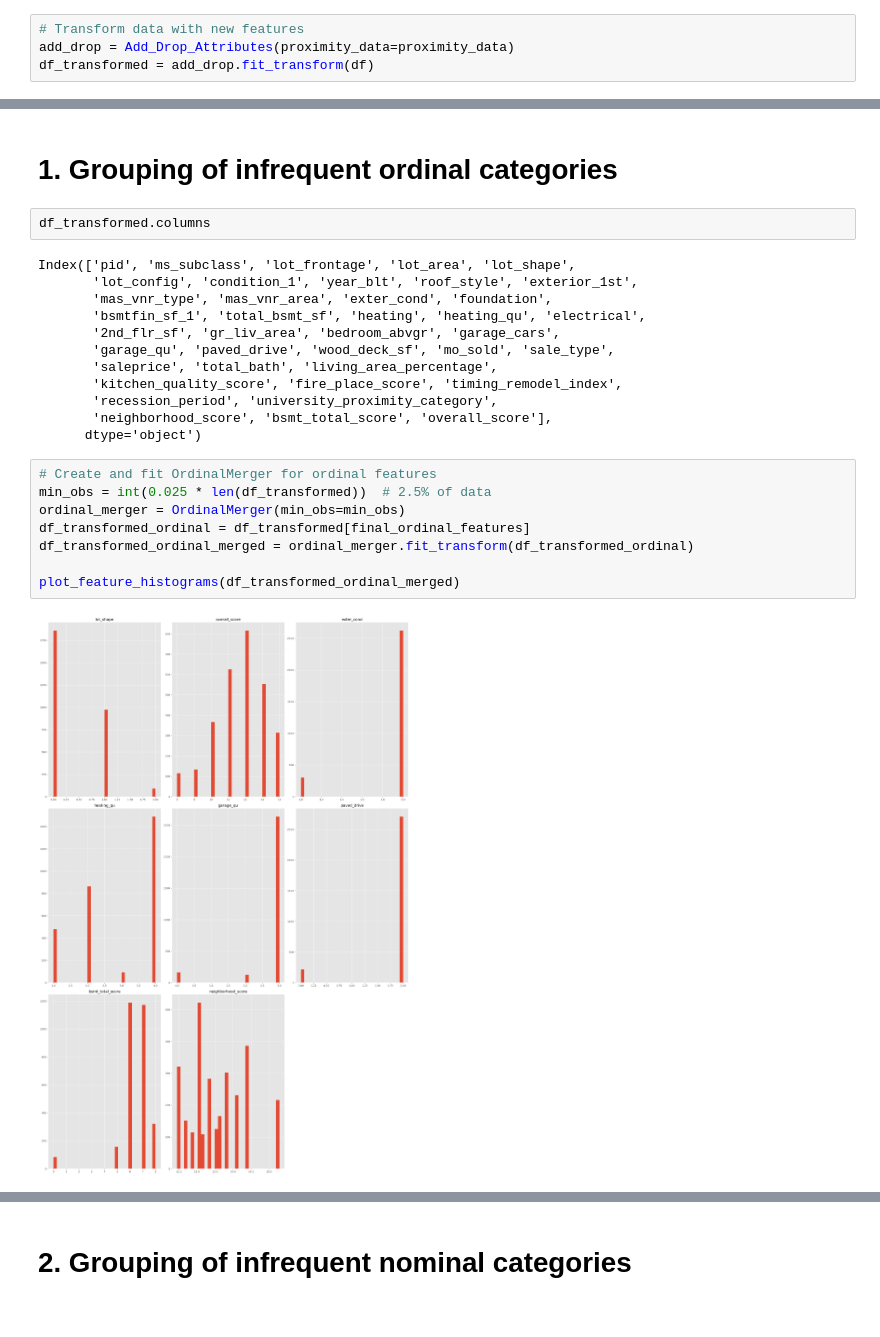
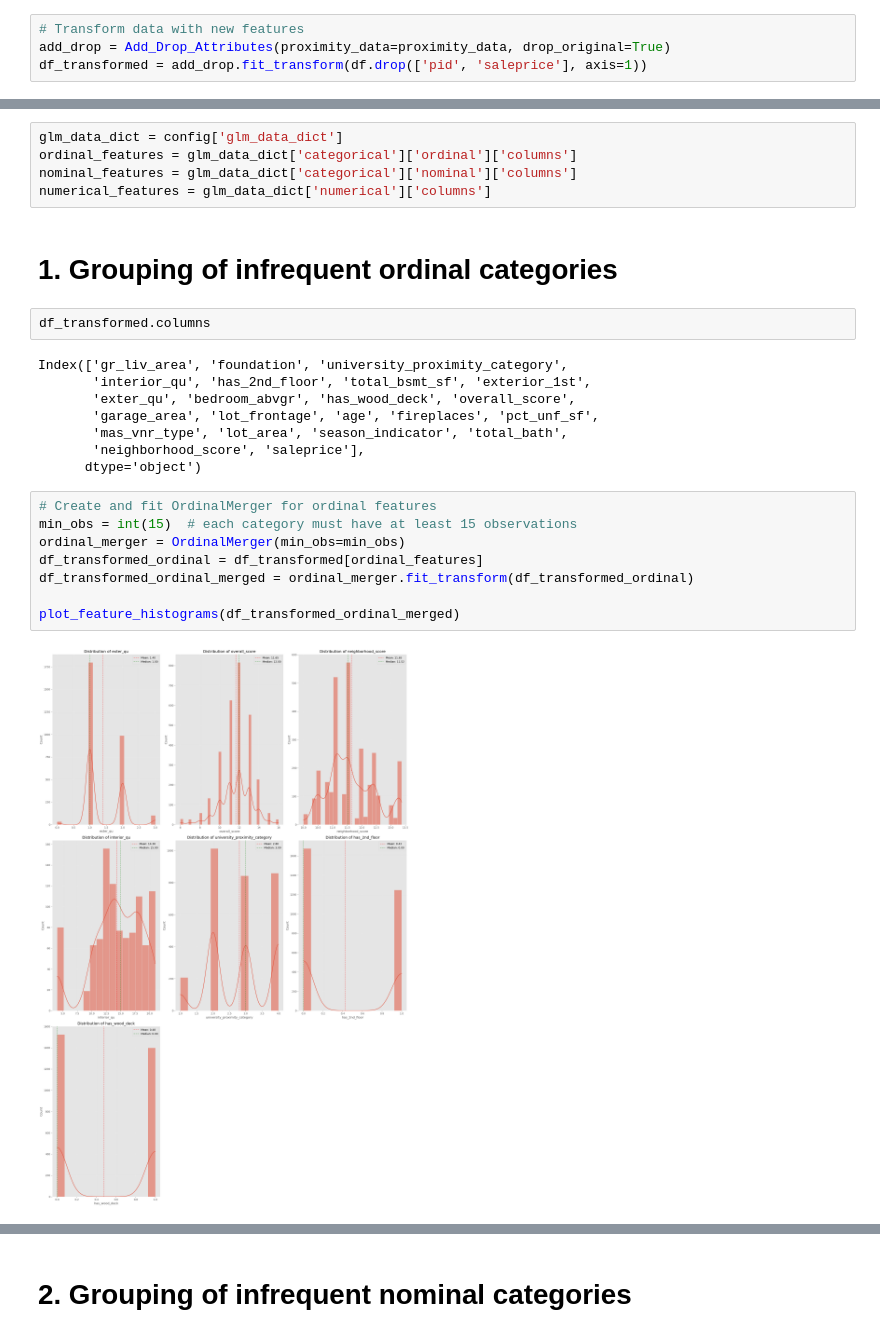
Before and after one commit to congminh-nguyen/ames_project, a Jupyter notebook: notebooks/engineering_explorer.ipynb, the cells around one changed output, grey strips where cells are left out. Cells and saved outputs as stored; diff of their text form.

```diff
--- a/notebooks/engineering_explorer.ipynb
+++ b/notebooks/engineering_explorer.ipynb
@@ -109,4 +111,4 @@ proximity_data = {
 # %%
 # Transform data with new features
-add_drop = Add_Drop_Attributes(proximity_data=proximity_data)
-df_transformed = add_drop.fit_transform(df)
+add_drop = Add_Drop_Attributes(proximity_data=proximity_data, drop_original=True)
+df_transformed = add_drop.fit_transform(df.drop(['pid', 'saleprice'], axis=1))
@@ -119,26 +119,27 @@ final_continuous_features = final_data_dict['continuous']['columns']
+# %%
+glm_data_dict = config['glm_data_dict']
+ordinal_features = glm_data_dict['categorical']['ordinal']['columns']
+nominal_features = glm_data_dict['categorical']['nominal']['columns']
+numerical_features = glm_data_dict['numerical']['columns']
 # %% [markdown]
 # 1. Grouping of infrequent ordinal categories
 # %%
 df_transformed.columns
 # %% [output]
-Index(['pid', 'ms_subclass', 'lot_frontage', 'lot_area', 'lot_shape',
-       'lot_config', 'condition_1', 'year_blt', 'roof_style', 'exterior_1st',
-       'mas_vnr_type', 'mas_vnr_area', 'exter_cond', 'foundation',
-       'bsmtfin_sf_1', 'total_bsmt_sf', 'heating', 'heating_qu', 'electrical',
-       '2nd_flr_sf', 'gr_liv_area', 'bedroom_abvgr', 'garage_cars',
-       'garage_qu', 'paved_drive', 'wood_deck_sf', 'mo_sold', 'sale_type',
-       'saleprice', 'total_bath', 'living_area_percentage',
-       'kitchen_quality_score', 'fire_place_score', 'timing_remodel_index',
-       'recession_period', 'university_proximity_category',
-       'neighborhood_score', 'bsmt_total_score', 'overall_score'],
+Index(['gr_liv_area', 'foundation', 'university_proximity_category',
+       'interior_qu', 'has_2nd_floor', 'total_bsmt_sf', 'exterior_1st',
+       'exter_qu', 'bedroom_abvgr', 'has_wood_deck', 'overall_score',
+       'garage_area', 'lot_frontage', 'age', 'fireplaces', 'pct_unf_sf',
+       'mas_vnr_type', 'lot_area', 'season_indicator', 'total_bath',
+       'neighborhood_score', 'saleprice'],
       dtype='object')
 # %%
 # Create and fit OrdinalMerger for ordinal features
-min_obs = int(0.025 * len(df_transformed))  # 2.5% of data
+min_obs = int(15)  # each category must have at least 15 observations
 ordinal_merger = OrdinalMerger(min_obs=min_obs)
-df_transformed_ordinal = df_transformed[final_ordinal_features]
+df_transformed_ordinal = df_transformed[ordinal_features]
 df_transformed_ordinal_merged = ordinal_merger.fit_transform(df_transformed_ordinal)
 
 plot_feature_histograms(df_transformed_ordinal_merged)
 # %% [output]
-[figure, old version]
+[figure, new version]
```
Also changed, not shown: parts of 15 cells of this notebook, 13 other files.
